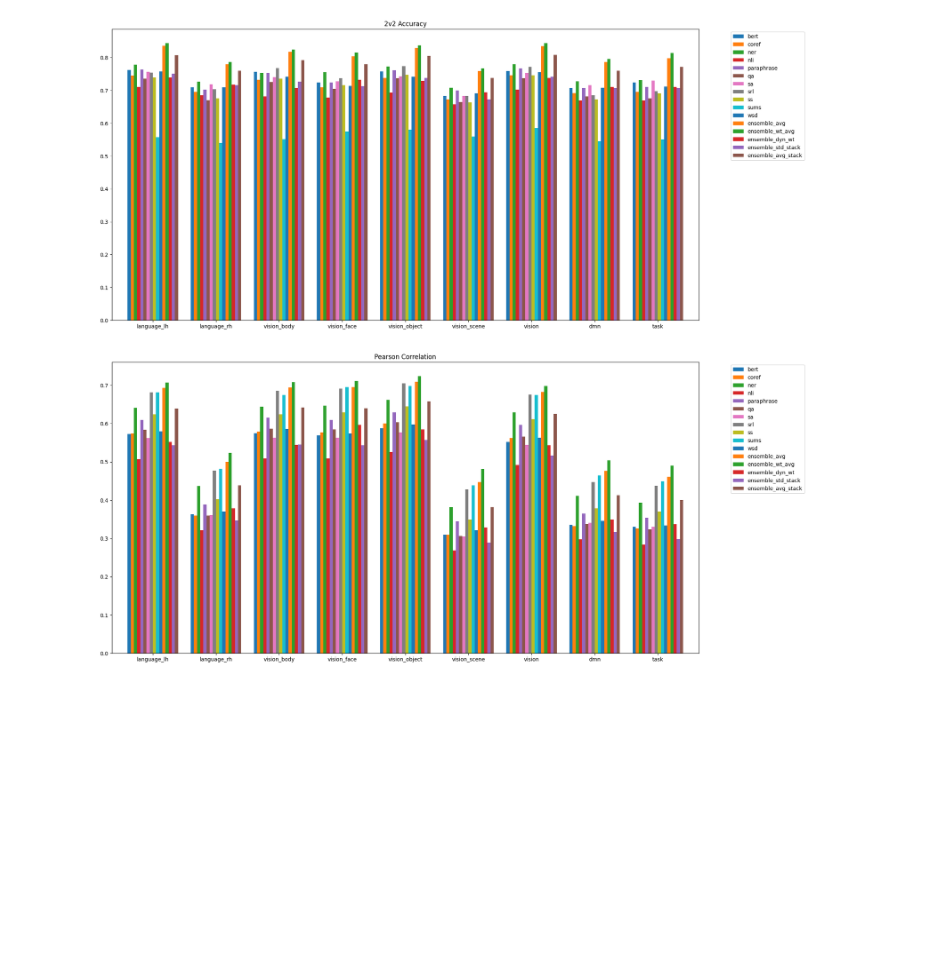
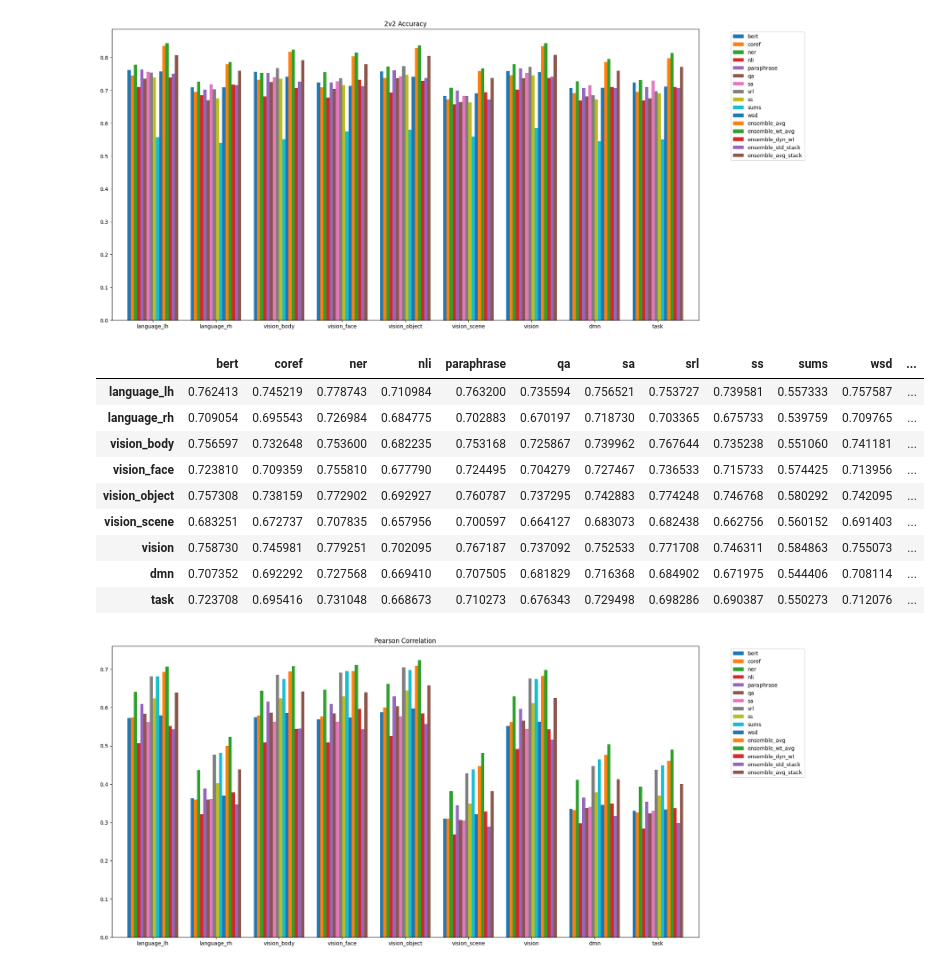
Before and after one commit to jr-john/ensemble_brain_encoders, a Jupyter notebook: analysis.ipynb, the cells around one changed output. Cells and saved outputs as stored; diff of their text form; code cells hidden in the pictures; blank space fills up the shorter version.

```diff
--- a/analysis.ipynb
+++ b/analysis.ipynb
@@ -113,6 +113,19 @@ results_2v2.legend(bbox_to_anchor=(1.05, 1.0), loc="upper left")
 results_2v2.get_figure().savefig("results/2v2.png")
 # %% [output]
 [figure]
+# %%
+df_2v2
+# %% [output]
+|  | bert | coref | ner | nli | paraphrase | qa | sa | srl | ss | sums | wsd | ... |
+| language_lh | 0.762413 | 0.745219 | 0.778743 | 0.710984 | 0.763200 | 0.735594 | 0.756521 | 0.753727 | 0.739581 | 0.557333 | 0.757587 | ... |
+| language_rh | 0.709054 | 0.695543 | 0.726984 | 0.684775 | 0.702883 | 0.670197 | 0.718730 | 0.703365 | 0.675733 | 0.539759 | 0.709765 | ... |
+| vision_body | 0.756597 | 0.732648 | 0.753600 | 0.682235 | 0.753168 | 0.725867 | 0.739962 | 0.767644 | 0.735238 | 0.551060 | 0.741181 | ... |
+| vision_face | 0.723810 | 0.709359 | 0.755810 | 0.677790 | 0.724495 | 0.704279 | 0.727467 | 0.736533 | 0.715733 | 0.574425 | 0.713956 | ... |
+| vision_object | 0.757308 | 0.738159 | 0.772902 | 0.692927 | 0.760787 | 0.737295 | 0.742883 | 0.774248 | 0.746768 | 0.580292 | 0.742095 | ... |
+| vision_scene | 0.683251 | 0.672737 | 0.707835 | 0.657956 | 0.700597 | 0.664127 | 0.683073 | 0.682438 | 0.662756 | 0.560152 | 0.691403 | ... |
+| vision | 0.758730 | 0.745981 | 0.779251 | 0.702095 | 0.767187 | 0.737092 | 0.752533 | 0.771708 | 0.746311 | 0.584863 | 0.755073 | ... |
+| dmn | 0.707352 | 0.692292 | 0.727568 | 0.669410 | 0.707505 | 0.681829 | 0.716368 | 0.684902 | 0.671975 | 0.544406 | 0.708114 | ... |
+| task | 0.723708 | 0.695416 | 0.731048 | 0.668673 | 0.710273 | 0.676343 | 0.729498 | 0.698286 | 0.690387 | 0.550273 | 0.712076 | ... |
 # %%
 df_pear = pd.DataFrame(
     plot_pear,
```
Also changed, not shown: parts of 1 cell of this notebook, 1 other file.
